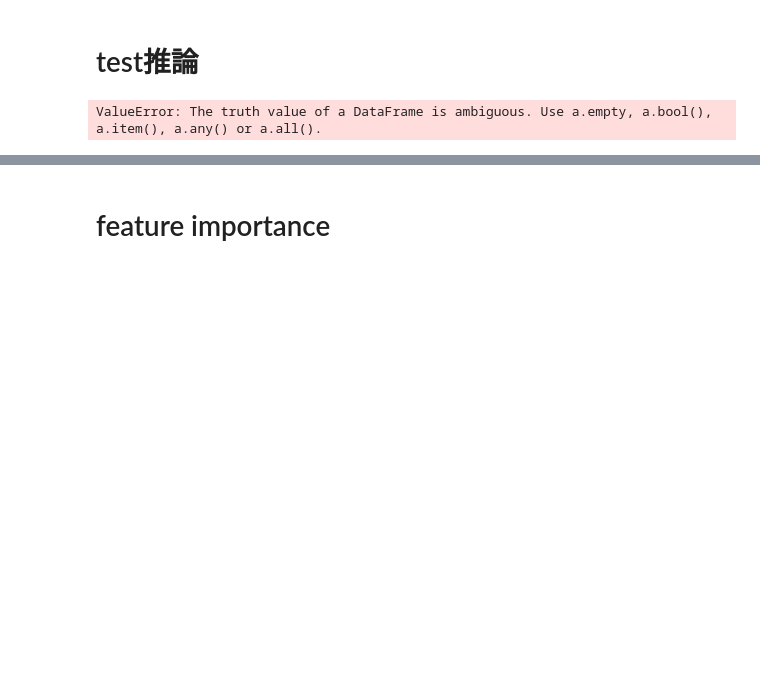
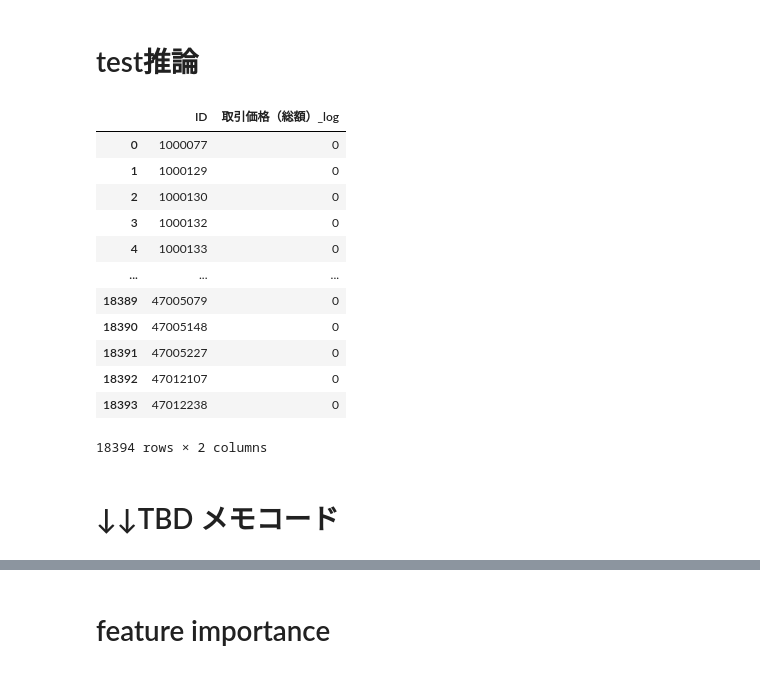
Before and after one commit to chanzone-khm/nishika-2023-mansion-summer, a Jupyter notebook: work/0_chanzone-khm/exp1.ipynb, the cells around one changed output, grey strips where cells are left out. Saved outputs shown, nothing was run; the diff lists cells and outputs as text; code cells hidden in the pictures; blank space fills up the shorter version.

```diff
--- a/work/0_chanzone-khm/exp1.ipynb
+++ b/work/0_chanzone-khm/exp1.ipynb
@@ -805,6 +806,22 @@ test_feat_df = run_blocks(input_df = test_df, blocks=feature_blocks, y=None, tes
 test_pred = model.predict(test_feat_df, num_iteration=model.best_iteration_)
 # %%
 test_df[CFG.TARGET] = test_pred
+# %%
+pd.read_csv(os.path.join(CFG.INPUT_DIR, 'sample_submission.csv'))
+# %% [output]
+|  | ID | 取引価格（総額）_log |
+| 0 | 1000077 | 0 |
+| 1 | 1000129 | 0 |
+| 2 | 1000130 | 0 |
+| 3 | 1000132 | 0 |
+| 4 | 1000133 | 0 |
+| ... | ... | ... |
+| 18389 | 47005079 | 0 |
+| 18390 | 47005148 | 0 |
+| 18391 | 47005227 | 0 |
+| 18392 | 47012107 | 0 |
+| 18393 | 47012238 | 0 |
+18394 rows × 2 columns
 # %%
 sub_df = pd.read_csv(os.path.join(CFG.INPUT_DIR, 'sample_submission.csv'))
 sub_df = pd.merge(sub_df[['ID']], test_df[['ID', CFG.TARGET]], on='ID')
@@ -814,53 +833,7 @@ sub_df.to_csv(f'{CFG.exp_name}.csv')
 # %%
 aaaaaaaaaaaaaaaaaaaaaaaaaa
-# %%
-SEED = 0
-
-params = {
-    'objective': 'regression',
-    'metric': 'mae',
-    'num_leaves': 42,
-    'max_depth': 7,
-    "feature_fraction": 0.8,
-    'subsample_freq': 1,
-    "bagging_fraction": 0.95,
-    'min_data_in_leaf': 2,
-    'learning_rate': 0.1,
-    "boosting": "gbdt",
-    "lambda_l1": 0.1,
-    "lambda_l2": 10,
-    "verbosity": -1,
-    "random_state": 42,
-    "num_boost_round": 50000,
-    "early_stopping_rounds": 100
-}
-
-train_data = lgbm.Dataset(train_x, label=train_y)
-val_data = lgbm.Dataset(val_x, label=val_y)
-
-verbose_eval = 100 # この数字を1にすると学習時のスコア推移がコマンドライン表示される
-early_stopping_rounds = 100
-
-model = lgbm.train(
-    params,
-    train_data,
-    categorical_feature = cat_cols,
-    valid_names = ['train', 'valid'],
-    valid_sets =[train_data, val_data],
-    callbacks = [lgbm.early_stopping(stopping_rounds=early_stopping_rounds, verbose=True),
-                lgbm.log_evaluation(verbose_eval)],
-)
-
-val_pred = model.predict(val_x, num_iteration=model.best_iteration)
-score = mean_absolute_error(val_y, val_pred)
-
-pred_df = pd.DataFrame(sorted(zip(val_x.index, val_pred, val_y)), columns=['index', 'predict', 'actual'])
-
-feature_imp = pd.DataFrame(sorted(zip(model.feature_importance(), train_x.columns)), columns=['importance', 'feature'])
-
-print(f'score: {score:.4f}')
-# %% [output]
-ValueError: The truth value of a DataFrame is ambiguous. Use a.empty, a.bool(), a.item(), a.any() or a.all().
+# %% [markdown]
+# ↓↓TBD メモコード
 # %%
 # 一旦パラメータは特にいじらず、精度を見てみる
 n_estimators = 1500
```
Also changed, not shown: parts of 33 cells of this notebook.
